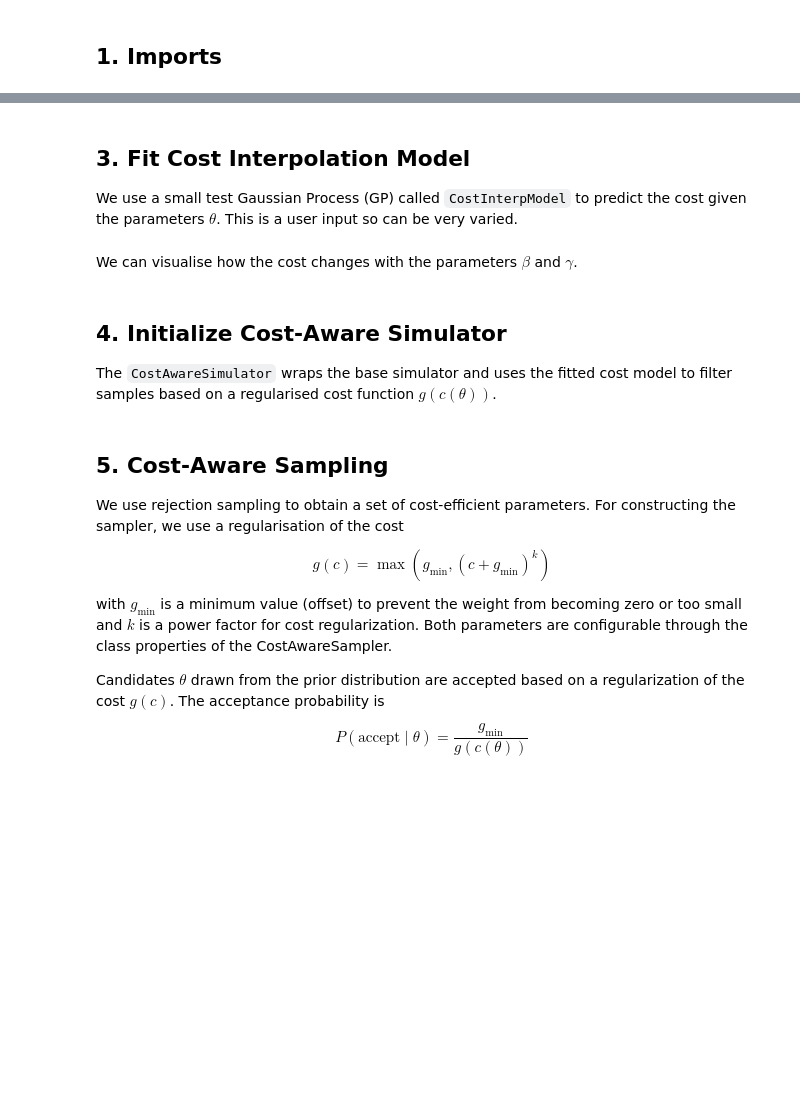
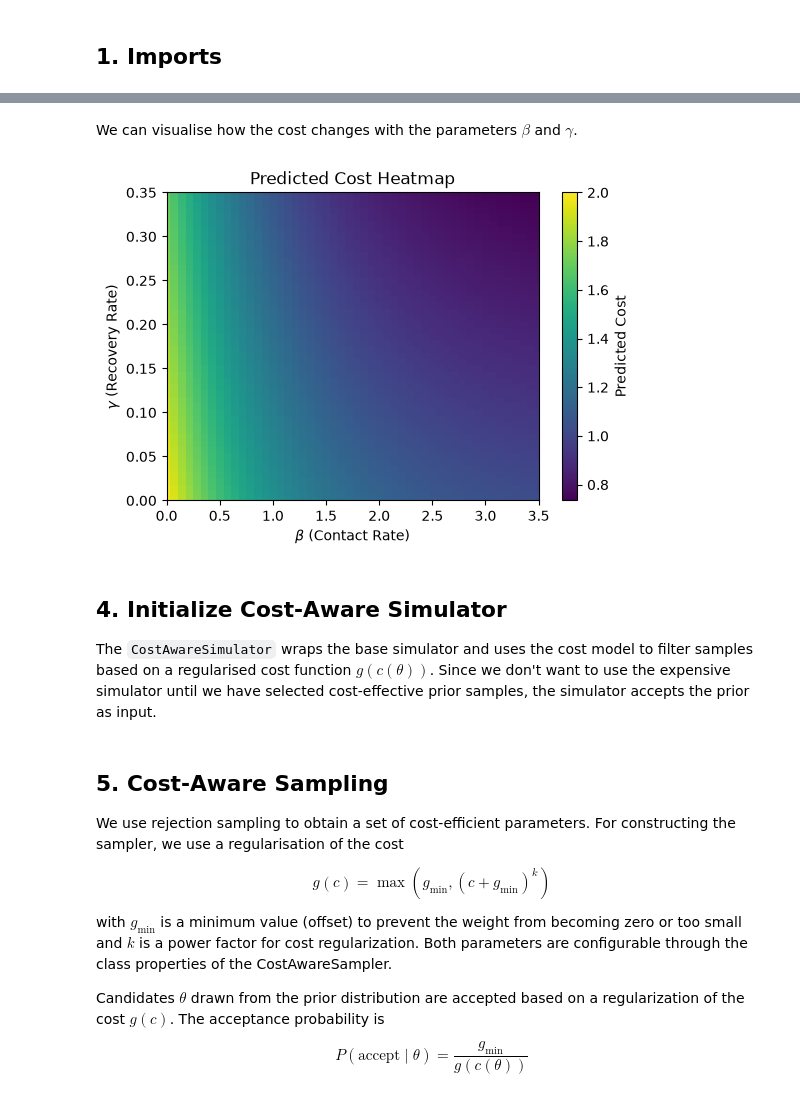
Before and after one commit to julia-sand/bayesflow, a Jupyter notebook: examples/Cost_Aware_Sampling.ipynb, the cells around one changed output, grey strips where cells are left out. Saved outputs shown, nothing was run; the diff lists cells and outputs as text; code cells hidden in the pictures; blank space fills up the shorter version.

```diff
--- a/examples/Cost_Aware_Sampling.ipynb
+++ b/examples/Cost_Aware_Sampling.ipynb
@@ -50,8 +37,0 @@ sir_sim = make_synthetic_cost_data(cost_data_dir)
-# %% [markdown]
-## 3. Fit Cost Interpolation Model
-
-We use a small test Gaussian Process (GP) called `CostInterpModel` to predict the cost given the parameters $\theta$.
-This is a user input so can be very varied.
-# %%
-print("Fitting cost interpolation model...")
-cost_model = CostInterpModel(root=cost_data_dir).fit(length_scale=3.0)
@@ -63,4 +67,33 @@ plt.show(fig)
+# %%
+
+def plot_cost_landscape(cost_model):
+    #add predicted cost plot
+
+    # Create a grid for cost visualization
+    b_min, b_max = 0, 3.5 # Approximate ranges for SIR beta
+    g_min, g_max = 0, 0.35   # Approximate ranges for SIR gamma
+    B, G = np.meshgrid(np.linspace(b_min, b_max, 50), np.linspace(g_min, g_max, 50))
+    grid_theta = np.stack([B.ravel(), G.ravel()], axis=1)
+
+    predicted_costs = cost_model(grid_theta)
+    COST = predicted_costs.reshape(B.shape)
+
+    fig = plt.figure(figsize=(6, 4))
+    plt.xlim((b_min, b_max))
+    plt.ylim((g_min, g_max))
+    plt.pcolormesh(B, G, COST, cmap="viridis", shading="auto")
+    plt.colorbar(label="Predicted Cost")
+    plt.xlabel(r"$\beta$ (Contact Rate)")
+    plt.ylabel(r"$\gamma$ (Recovery Rate)")
+    plt.title("Predicted Cost Heatmap")
+    #plt.show()
+    return fig
+
+fig = plot_cost_landscape(cost_model)
+plt.show(fig)
+# %% [output]
+[figure, added]
 # %% [markdown]
 ## 4. Initialize Cost-Aware Simulator
 
-The `CostAwareSimulator` wraps the base simulator and uses the fitted cost model to filter samples based on a regularised cost function $g(c(\theta))$.
+The `CostAwareSimulator` wraps the base simulator and uses the cost model to filter samples based on a regularised cost function $g(c(\theta))$. Since we don't want to use the expensive simulator until we have selected cost-effective prior samples, the simulator accepts the prior as input.
```
Also changed, not shown: parts of 35 cells of this notebook, 1 other file.
